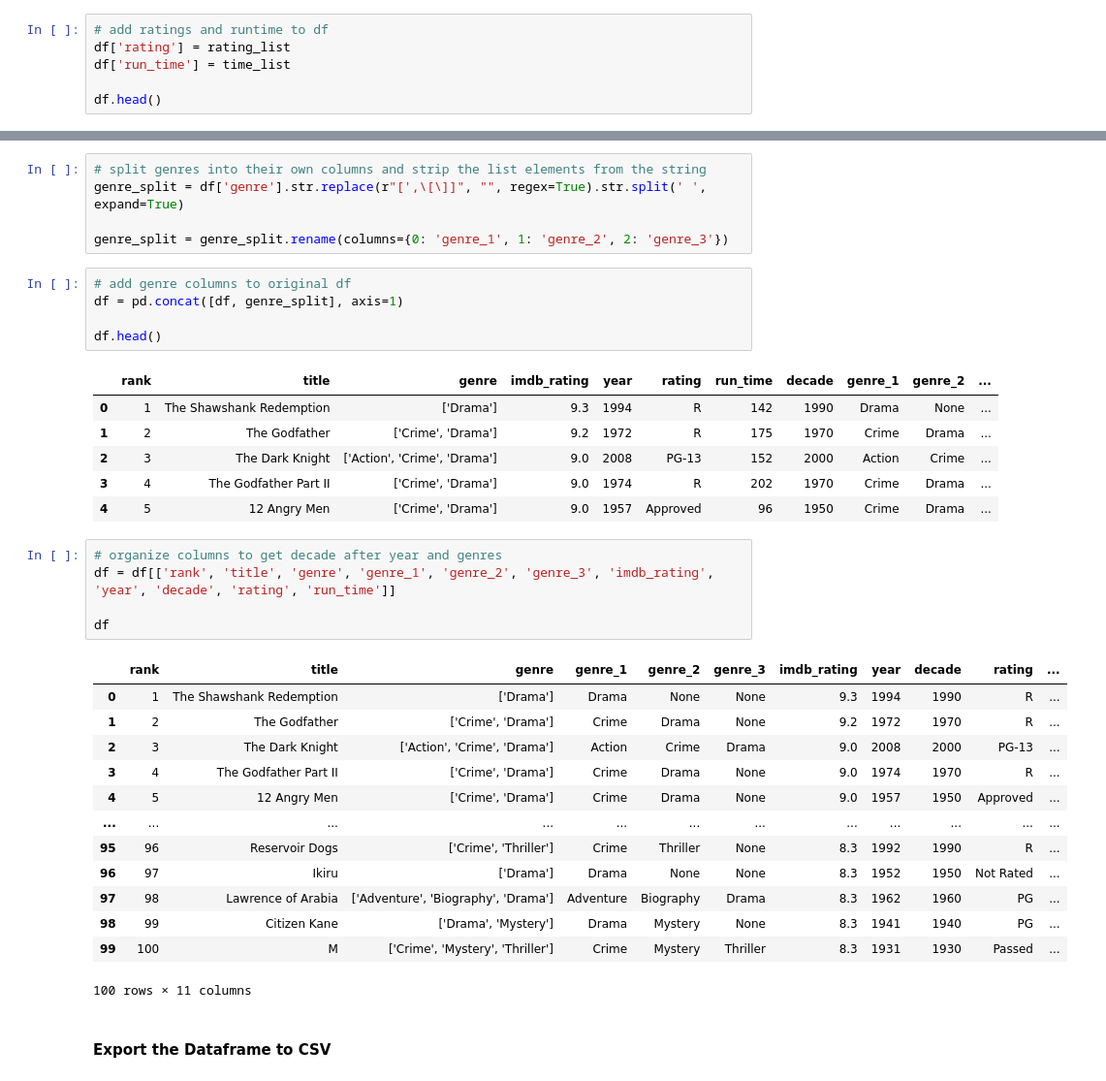
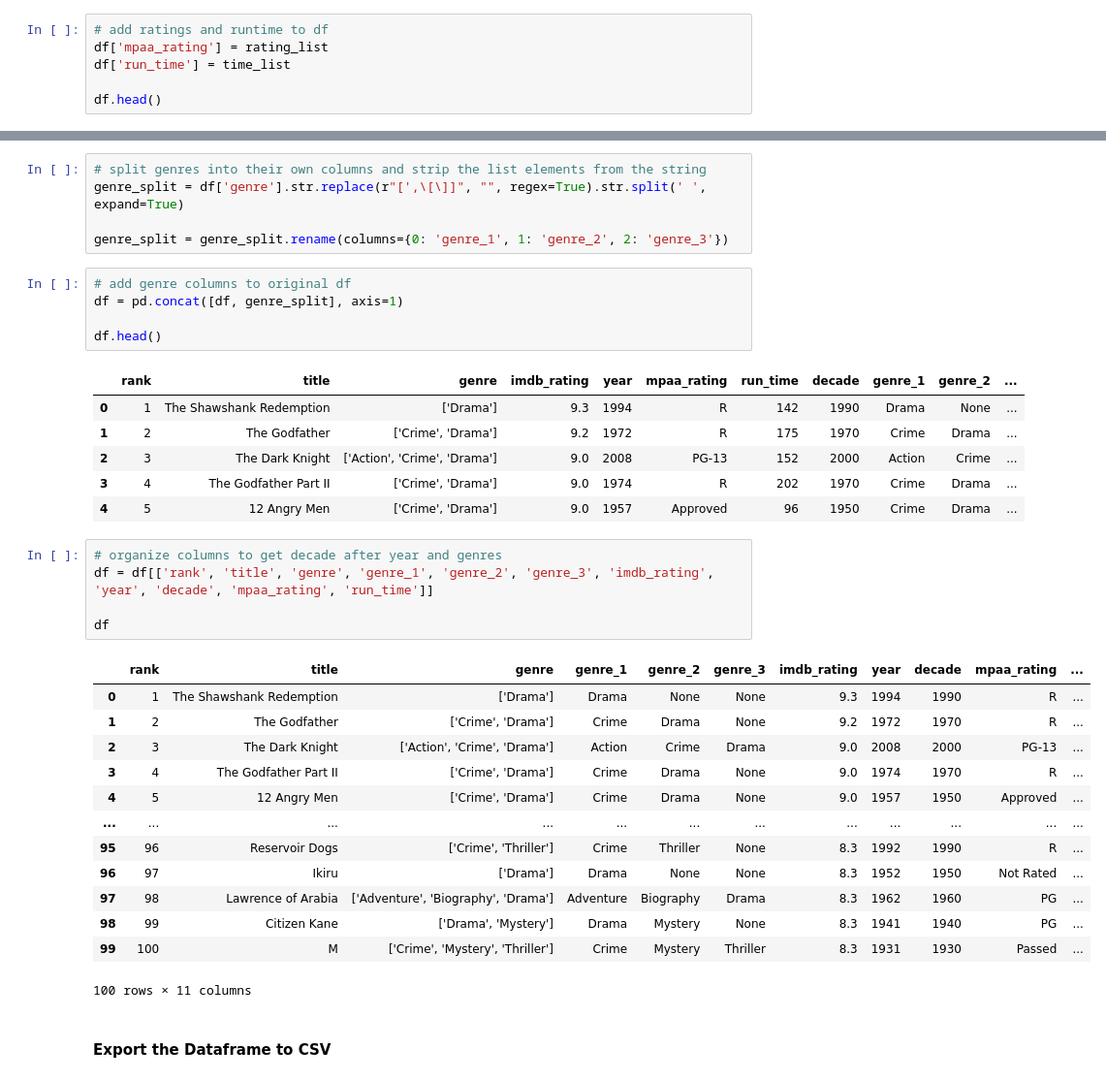
Before and after one commit to KeeganDavis/data-projects, a Jupyter notebook: data-analysis/top-100-movies/notebooks/top_100_movies_analysis.ipynb, the cells around one changed output, grey strips where cells are left out. Shown: that part at 97% size. Saved outputs shown, nothing was run; the diff lists cells and outputs as text.

```diff
--- a/data-analysis/top-100-movies/notebooks/top_100_movies_analysis.ipynb
+++ b/data-analysis/top-100-movies/notebooks/top_100_movies_analysis.ipynb
@@ -72,7 +72,7 @@ for link in imdb_links:
     time_list.append(time)
 # %%
 # add ratings and runtime to df
-df['rating'] = rating_list
+df['mpaa_rating'] = rating_list
 df['run_time'] = time_list
 
 df.head()
@@ -112,7 +112,7 @@ df = pd.concat([df, genre_split], axis=1)
 
 df.head()
 # %% [output]
-|  | rank | title | genre | imdb_rating | year | rating | run_time | decade | genre_1 | genre_2 | ... |
+|  | rank | title | genre | imdb_rating | year | mpaa_rating | run_time | decade | genre_1 | genre_2 | ... |
 | 0 | 1 | The Shawshank Redemption | ['Drama'] | 9.3 | 1994 | R | 142 | 1990 | Drama | None | ... |
 | 1 | 2 | The Godfather | ['Crime', 'Drama'] | 9.2 | 1972 | R | 175 | 1970 | Crime | Drama | ... |
 | 2 | 3 | The Dark Knight | ['Action', 'Crime', 'Drama'] | 9.0 | 2008 | PG-13 | 152 | 2000 | Action | Crime | ... |
@@ -120,11 +120,11 @@ df.head()
 | 4 | 5 | 12 Angry Men | ['Crime', 'Drama'] | 9.0 | 1957 | Approved | 96 | 1950 | Crime | Drama | ... |
 # %%
 # organize columns to get decade after year and genres
-df = df[['rank', 'title', 'genre', 'genre_1', 'genre_2', 'genre_3', 'imdb_rating', 'year', 'decade', 'rating', 'run_time']]
+df = df[['rank', 'title', 'genre', 'genre_1', 'genre_2', 'genre_3', 'imdb_rating', 'year', 'decade', 'mpaa_rating', 'run_time']]
 
 df
 # %% [output]
-|  | rank | title | genre | genre_1 | genre_2 | genre_3 | imdb_rating | year | decade | rating | ... |
+|  | rank | title | genre | genre_1 | genre_2 | genre_3 | imdb_rating | year | decade | mpaa_rating | ... |
 | 0 | 1 | The Shawshank Redemption | ['Drama'] | Drama | None | None | 9.3 | 1994 | 1990 | R | ... |
 | 1 | 2 | The Godfather | ['Crime', 'Drama'] | Crime | Drama | None | 9.2 | 1972 | 1970 | R | ... |
 | 2 | 3 | The Dark Knight | ['Action', 'Crime', 'Drama'] | Action | Crime | Drama | 9.0 | 2008 | 2000 | PG-13 | ... |
```
Also changed, not shown: parts of 4 cells of this notebook, 2 other files.
